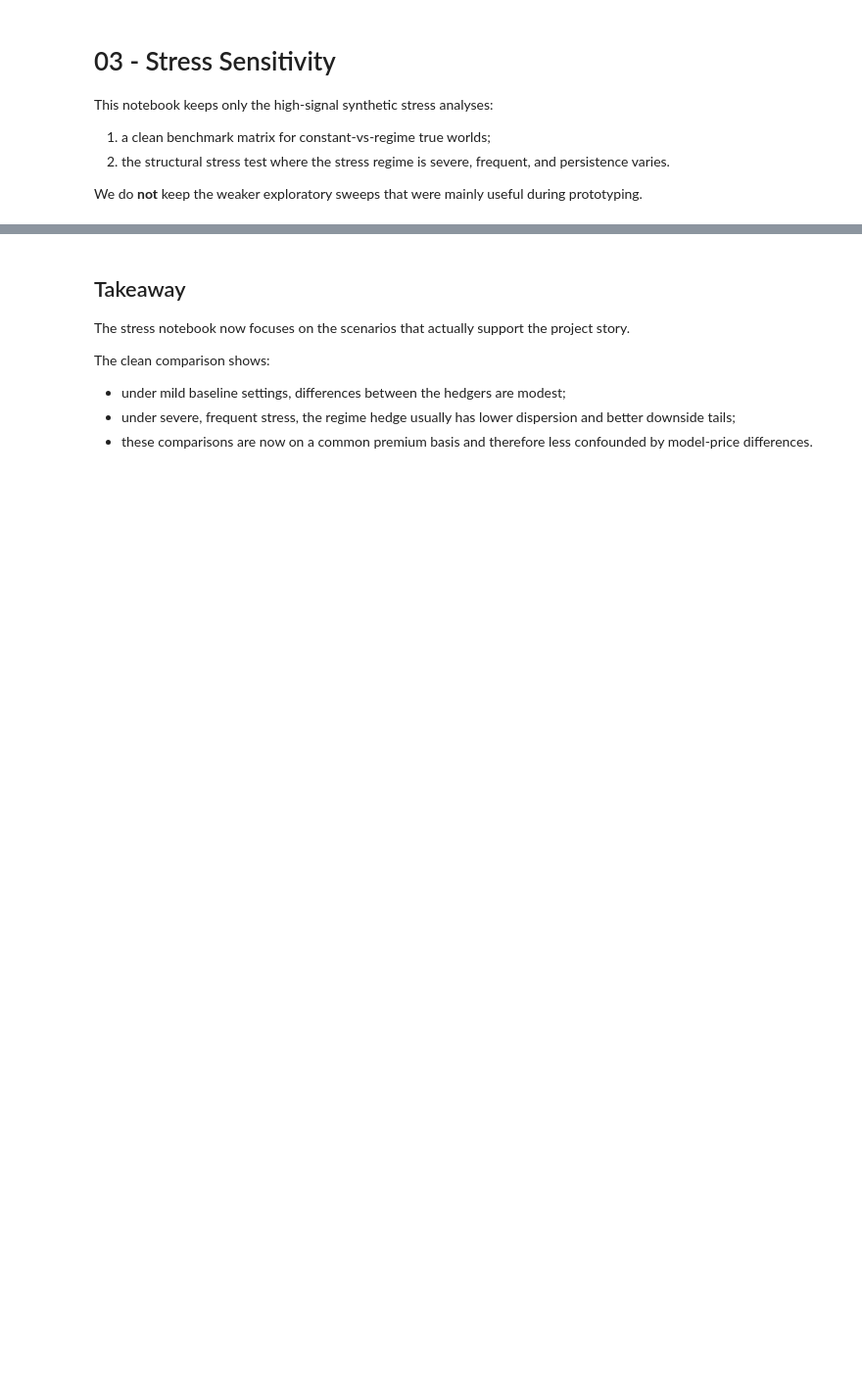
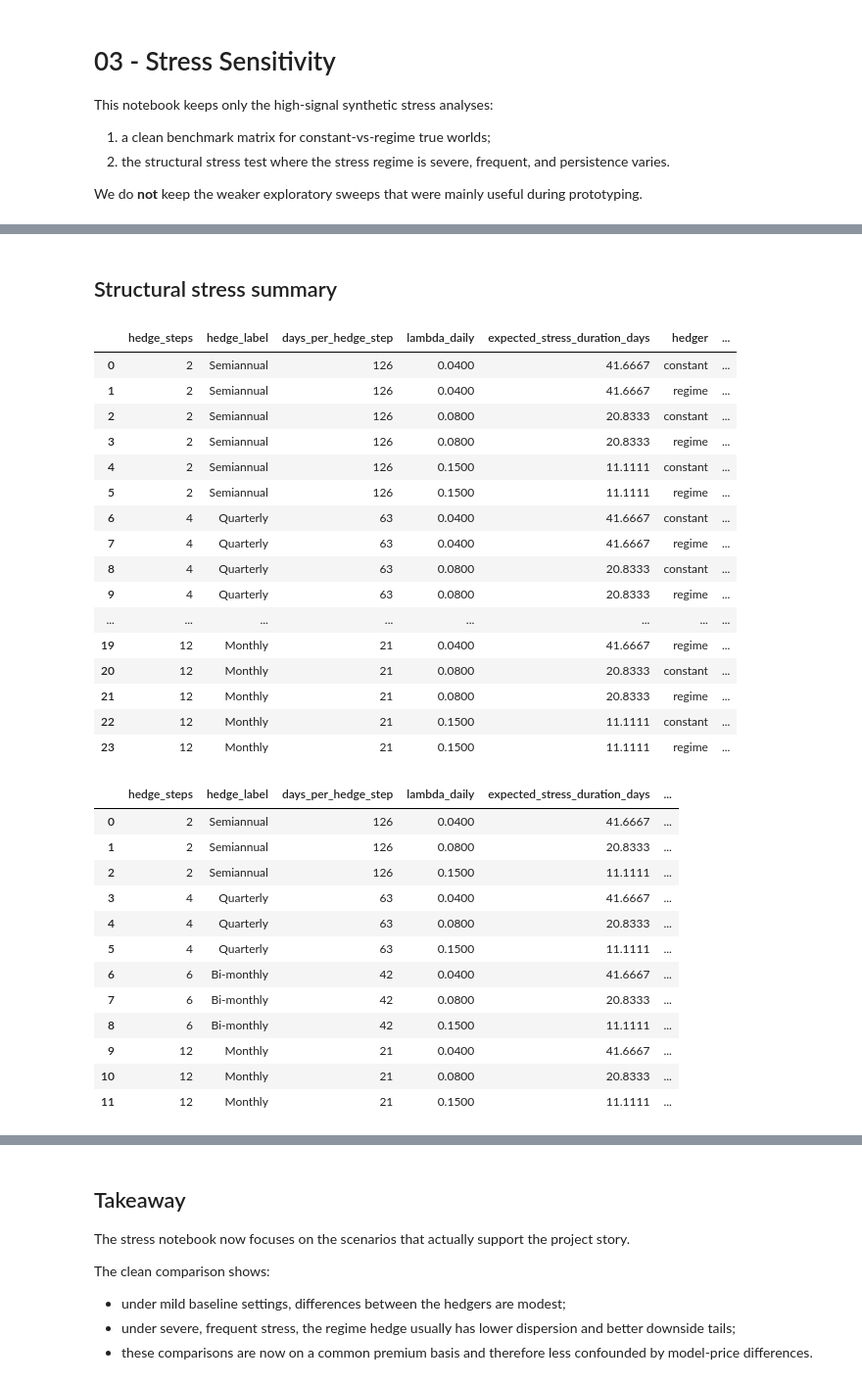
Before and after one commit to hamza11235/Multi_Asset_Option_Pricing, a Jupyter notebook: notebooks/03_stress_sensitivity.ipynb, the cells around one changed output, grey strips where cells are left out. Shown at 98% size. Drawn from its saved outputs; the diff is of its cells as text; code cells hidden in the pictures; blank space fills up the shorter version.

```diff
--- a/notebooks/03_stress_sensitivity.ipynb
+++ b/notebooks/03_stress_sensitivity.ipynb
@@ -159,10 +159,12 @@ for true_world, seed in [("constant", 9100), ("regime", 9200)]:
     true_paths, true_regimes = simulate_true_world(baseline_pricing_inputs, true_world, seed)
     terminal_payoff = basket_call_payoff(true_paths[:, -1, :], weights, strike)
 
-    if true_world == "constant":
-        reference_price, _ = initial_hedge_from_model("constant", baseline_pricing_inputs, 9300)
-    else:
-        reference_price, _ = initial_hedge_from_model("regime", baseline_pricing_inputs, 9400)
+    constant_seed = 9500
+    regime_seed = 9600
+    constant_initial_state = initial_hedge_from_model("constant", baseline_pricing_inputs, constant_seed)
+    regime_initial_state = initial_hedge_from_model("regime", baseline_pricing_inputs, regime_seed)
+    reference_price = constant_initial_state[0] if true_world == "constant" else regime_initial_state[0]
+    hedger_initial_states = {"constant": constant_initial_state, "regime": regime_initial_state}
 
     unhedged = unhedged_short_pnl(terminal_payoff, rate, maturity, reference_price)
     benchmark_rows.append(
@@ -183,6 +185,7 @@ for true_world, seed in [("constant", 9100), ("regime", 9200)]:
             pricing_inputs=baseline_pricing_inputs,
             base_seed=base_seed,
             funding_price=reference_price,
+            precomputed_initial=hedger_initial_states[hedger],
         )
         benchmark_rows.append(
             {
@@ -231,7 +243,12 @@ def run_structural_scenario(hedge_steps, lambda_daily, repeat_id, scenario_seed)
         start_regime=start_regime,
         seed=scenario_seed,
     )
-    reference_price, _ = initial_hedge_from_model("regime", pricing_inputs, scenario_seed + 500)
+    constant_seed = scenario_seed + 1000
+    regime_seed = scenario_seed + 2000
+    constant_initial_state = initial_hedge_from_model("constant", pricing_inputs, constant_seed)
+    regime_initial_state = initial_hedge_from_model("regime", pricing_inputs, regime_seed)
+    reference_price = regime_initial_state[0]
+    hedger_initial_states = {"constant": constant_initial_state, "regime": regime_initial_state}
 
     rows = []
     for hedger_idx, hedger in enumerate(["constant", "regime"]):
@@ -242,6 +259,7 @@ def run_structural_scenario(hedge_steps, lambda_daily, repeat_id, scenario_seed)
             pricing_inputs=pricing_inputs,
             base_seed=scenario_seed + 1000 * (hedger_idx + 1),
             funding_price=reference_price,
+            precomputed_initial=hedger_initial_states[hedger],
         )
         rows.append(
             {
@@ -275,33 +293,65 @@ structural_summary = (
     .agg(
         avg_model_initial_price=("model_initial_price", "mean"),
         avg_std_pnl=("std_pnl", "mean"),
         avg_q05_pnl=("q05_pnl", "mean"),
         avg_q01_pnl=("q01_pnl", "mean"),
         avg_mean_pnl=("mean_pnl", "mean"),
         avg_runtime_seconds=("runtime_seconds", "mean"),
         avg_stress_fraction=("avg_stress_fraction", "mean"),
     )
 )
 structural_gap = structural_summary.pivot(
     index=["hedge_steps", "hedge_label", "days_per_hedge_step", "lambda_daily", "expected_stress_duration_days"],
     columns="hedger",
     values=["avg_model_initial_price", "avg_std_pnl", "avg_q05_pnl", "avg_q01_pnl", "avg_mean_pnl"],
 )
 structural_gap.columns = ["_".join(col).strip() for col in structural_gap.columns.to_flat_index()]
 structural_gap = structural_gap.reset_index()
 structural_gap["regime_price_minus_constant"] = structural_gap["avg_model_initial_price_regime"] - structural_gap["avg_model_initial_price_constant"]
 structural_gap["std_gap_constant_minus_regime"] = structural_gap["avg_std_pnl_constant"] - structural_gap["avg_std_pnl_regime"]
 structural_gap["q05_gap_regime_minus_constant"] = structural_gap["avg_q05_pnl_regime"] - structural_gap["avg_q05_pnl_constant"]
 structural_gap["q01_gap_regime_minus_constant"] = structural_gap["avg_q01_pnl_regime"] - structural_gap["avg_q01_pnl_constant"]
 structural_gap["mean_gap_regime_minus_constant"] = structural_gap["avg_mean_pnl_regime"] - structural_gap["avg_mean_pnl_constant"]
 
 structural_raw.to_csv(ANALYSIS_DIR / "structural_stress_raw.csv", index=False)
 structural_summary.to_csv(ANALYSIS_DIR / "structural_stress_summary.csv", index=False)
 structural_gap.to_csv(ANALYSIS_DIR / "structural_stress_gap_clean.csv", index=False)
 
 display(Markdown("## Structural stress summary"))
 display(structural_summary.round(4))
 display(structural_gap.round(4))
+# %% [output]
+## Structural stress summary
+|  | hedge_steps | hedge_label | days_per_hedge_step | lambda_daily | expected_stress_duration_days | hedger | ... |
+| 0 | 2 | Semiannual | 126 | 0.0400 | 41.6667 | constant | ... |
+| 1 | 2 | Semiannual | 126 | 0.0400 | 41.6667 | regime | ... |
+| 2 | 2 | Semiannual | 126 | 0.0800 | 20.8333 | constant | ... |
+| 3 | 2 | Semiannual | 126 | 0.0800 | 20.8333 | regime | ... |
+| 4 | 2 | Semiannual | 126 | 0.1500 | 11.1111 | constant | ... |
+| 5 | 2 | Semiannual | 126 | 0.1500 | 11.1111 | regime | ... |
+| 6 | 4 | Quarterly | 63 | 0.0400 | 41.6667 | constant | ... |
+| 7 | 4 | Quarterly | 63 | 0.0400 | 41.6667 | regime | ... |
+| 8 | 4 | Quarterly | 63 | 0.0800 | 20.8333 | constant | ... |
+| 9 | 4 | Quarterly | 63 | 0.0800 | 20.8333 | regime | ... |
+| ... | ... | ... | ... | ... | ... | ... | ... |
+| 19 | 12 | Monthly | 21 | 0.0400 | 41.6667 | regime | ... |
+| 20 | 12 | Monthly | 21 | 0.0800 | 20.8333 | constant | ... |
+| 21 | 12 | Monthly | 21 | 0.0800 | 20.8333 | regime | ... |
+| 22 | 12 | Monthly | 21 | 0.1500 | 11.1111 | constant | ... |
+| 23 | 12 | Monthly | 21 | 0.1500 | 11.1111 | regime | ... |
+|  | hedge_steps | hedge_label | days_per_hedge_step | lambda_daily | expected_stress_duration_days | ... |
+| 0 | 2 | Semiannual | 126 | 0.0400 | 41.6667 | ... |
+| 1 | 2 | Semiannual | 126 | 0.0800 | 20.8333 | ... |
+| 2 | 2 | Semiannual | 126 | 0.1500 | 11.1111 | ... |
+| 3 | 4 | Quarterly | 63 | 0.0400 | 41.6667 | ... |
+| 4 | 4 | Quarterly | 63 | 0.0800 | 20.8333 | ... |
+| 5 | 4 | Quarterly | 63 | 0.1500 | 11.1111 | ... |
+| 6 | 6 | Bi-monthly | 42 | 0.0400 | 41.6667 | ... |
+| 7 | 6 | Bi-monthly | 42 | 0.0800 | 20.8333 | ... |
+| 8 | 6 | Bi-monthly | 42 | 0.1500 | 11.1111 | ... |
+| 9 | 12 | Monthly | 21 | 0.0400 | 41.6667 | ... |
+| 10 | 12 | Monthly | 21 | 0.0800 | 20.8333 | ... |
+| 11 | 12 | Monthly | 21 | 0.1500 | 11.1111 | ... |
 # %%
 fig, axes = plt.subplots(1, 2, figsize=(12, 4.8), constrained_layout=True)
 
```
Also changed, not shown: parts of 2 cells of this notebook, 18 other files.
